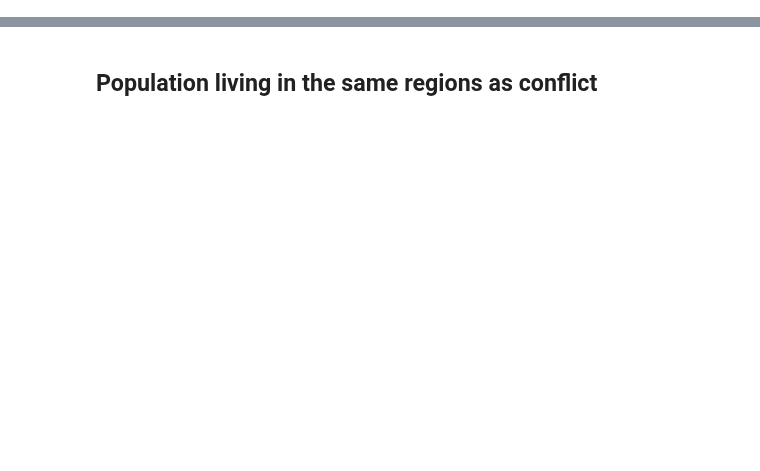
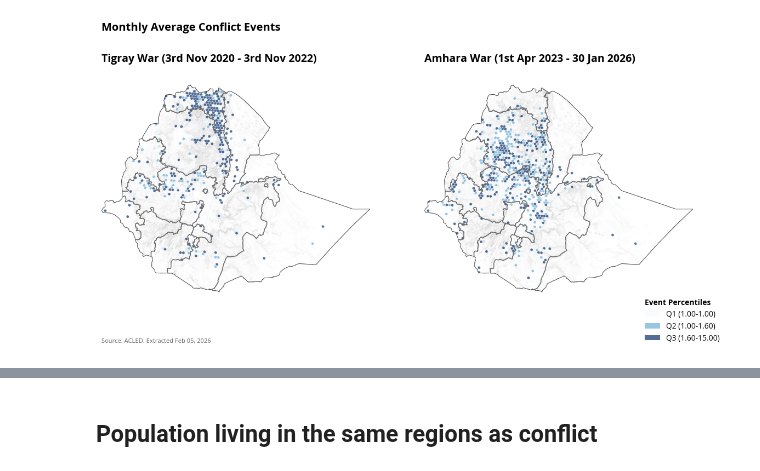
Before and after one commit to datapartnership/ethiopia-economic-monitoring, a Jupyter notebook: notebooks/conflict/acled.ipynb, the cells around one changed output, grey strips where cells are left out. Drawn from its saved outputs; the diff is of its cells as text; code cells hidden in the pictures; blank space fills up the shorter version.

Commit message:
conflict update

```diff
--- a/notebooks/conflict/acled.ipynb
+++ b/notebooks/conflict/acled.ipynb
@@ -205,11 +301,11 @@ def get_category(event_date):
 # %%
-category_list = ['Tigray War (3rd Nov 2020 - 3rd Nov 2022)', f'Amhara War (1st Apr 2023 - {last_date})']
+category_list = ['Tigray War', f'Amhara War']
 # %%
 data['category'] = data['event_date'].apply(lambda x: get_category(x))
 df = data[~(data['category'].isna())]
 # %%
 import numpy as np
-conflict_monthly_h3 = processing.get_acled_by_admin(eth_h3, df, columns=['h3_index', 'category'], freq='MS', fatalities='fatalities')
+conflict_monthly_h3 = processing.get_acled_by_admin(eth_h3, df, columns=['h3_index', 'category'], freq='MS', fatalities='nrFatalities')
 conflict_monthly_h3.drop(columns=['index'], inplace=True)
 
 conflict_monthly_h3['conflict_intensity_index_op1'] = np.sqrt((conflict_monthly_h3['nrEvents']) *
@@ -530,0 +318,24 @@ regional_conflict_plot()
+# %%
+mapbox_token = os.getenv('MAPBOX_TOKEN')
+mapbox_style_url = f'https://api.mapbox.com/styles/v1/sahitis/cmkpxgplb008v01s1cuaeg9br/tiles/256/{{z}}/{{x}}/{{y}}@2x?access_token={mapbox_token}&fresh=true'
+
+fig, ax = visuals.get_h3_maps(
+    conflict_monthly_h3,
+    'Monthly Average Conflict Events',
+    measure='nrEvents',
+    figsize=(12,6),
+    category_list=category_list,
+    country_boundary=ethiopia_adm0,
+    admin1_boundary=ethiopia_adm1,
+    basemap_choice=mapbox_style_url,
+    basemap_alpha=0.5,
+    zoom=8,
+    subplot_titles={
+    category_list[0]: 'Tigray War (3rd Nov 2020 - 3rd Nov 2022)',
+    category_list[1]: f'Amhara War (1st Apr 2023 - {last_date})'
+},
+title_pad=30,
+    legend_title='Event Percentiles'
+)
+# %% [output]
+[figure, added]
```
Also changed, not shown: parts of 45 cells of this notebook, 3 other files.
